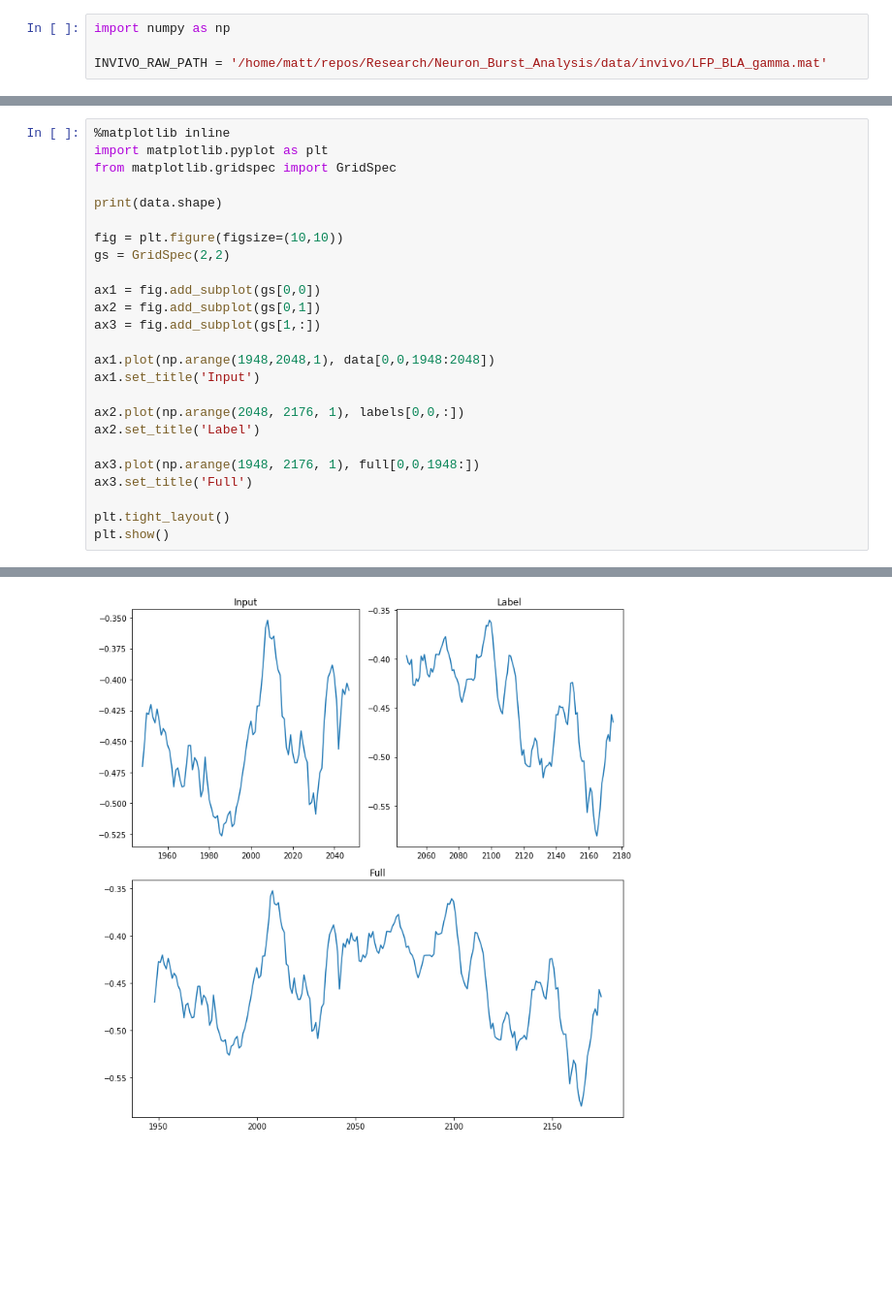
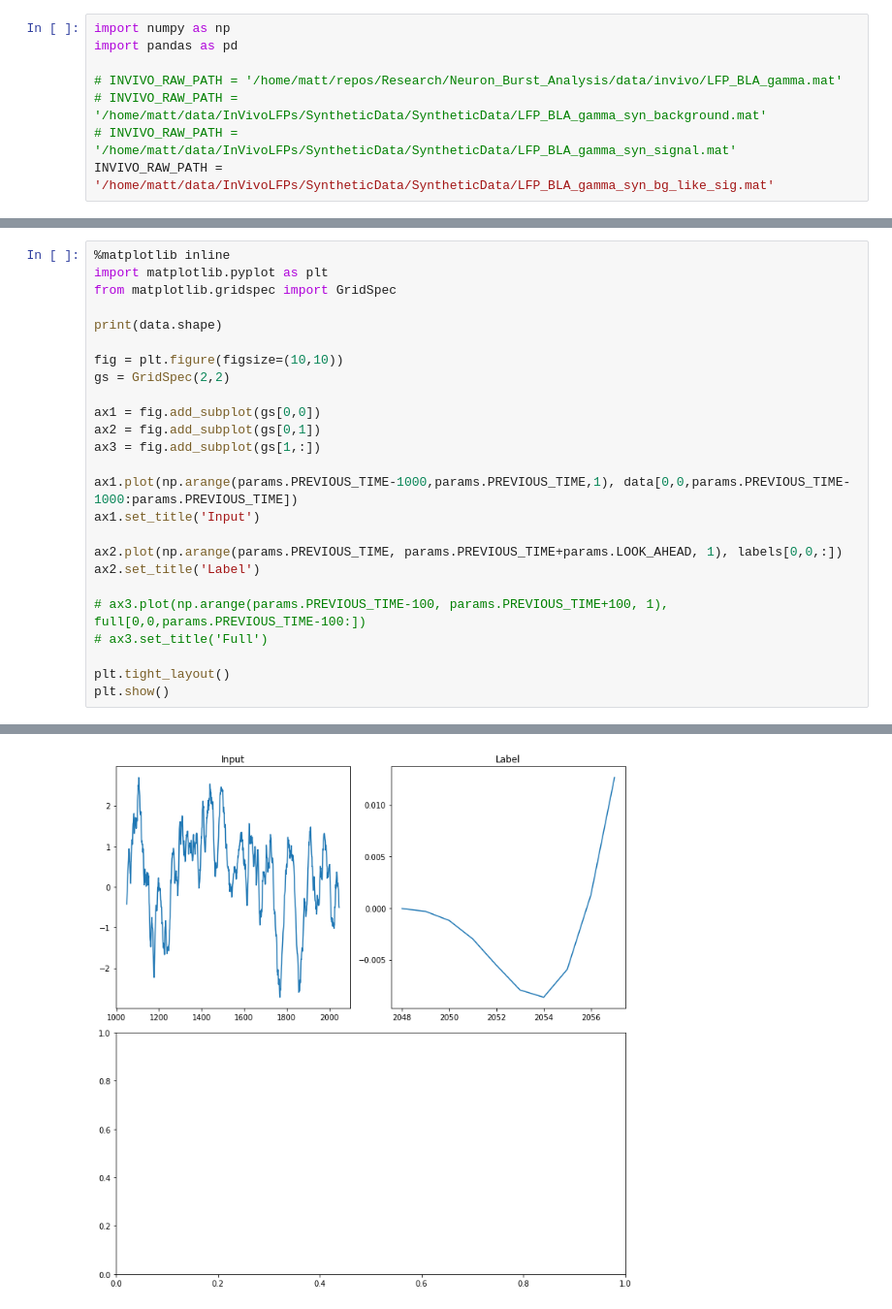
Before and after one commit to MJC598/Neuron_Burst_Analysis, a Jupyter notebook: causal_vs_noncausal_filtering.ipynb, the cells around one changed output, grey strips where cells are left out. Shown at 97% size. Cells and saved outputs as stored; diff of their text form; blank space fills up the shorter version.

```diff
--- a/causal_vs_noncausal_filtering.ipynb
+++ b/causal_vs_noncausal_filtering.ipynb
@@ -1,4 +1,8 @@
 # %%
 import numpy as np
+import pandas as pd
 
-INVIVO_RAW_PATH = '/home/matt/repos/Research/Neuron_Burst_Analysis/data/invivo/LFP_BLA_gamma.mat'
+# INVIVO_RAW_PATH = '/home/matt/repos/Research/Neuron_Burst_Analysis/data/invivo/LFP_BLA_gamma.mat'
+# INVIVO_RAW_PATH = '/home/matt/data/InVivoLFPs/SyntheticData/SyntheticData/LFP_BLA_gamma_syn_background.mat'
+# INVIVO_RAW_PATH = '/home/matt/data/InVivoLFPs/SyntheticData/SyntheticData/LFP_BLA_gamma_syn_signal.mat'
+INVIVO_RAW_PATH = '/home/matt/data/InVivoLFPs/SyntheticData/SyntheticData/LFP_BLA_gamma_syn_bg_like_sig.mat'
@@ -110,14 +207,14 @@ ax1 = fig.add_subplot(gs[0,0])
 ax2 = fig.add_subplot(gs[0,1])
 ax3 = fig.add_subplot(gs[1,:])
 
-ax1.plot(np.arange(1948,2048,1), data[0,0,1948:2048])
+ax1.plot(np.arange(params.PREVIOUS_TIME-1000,params.PREVIOUS_TIME,1), data[0,0,params.PREVIOUS_TIME-1000:params.PREVIOUS_TIME])
 ax1.set_title('Input')
 
-ax2.plot(np.arange(2048, 2176, 1), labels[0,0,:])
+ax2.plot(np.arange(params.PREVIOUS_TIME, params.PREVIOUS_TIME+params.LOOK_AHEAD, 1), labels[0,0,:])
 ax2.set_title('Label')
 
-ax3.plot(np.arange(1948, 2176, 1), full[0,0,1948:])
-ax3.set_title('Full')
+# ax3.plot(np.arange(params.PREVIOUS_TIME-100, params.PREVIOUS_TIME+100, 1), full[0,0,params.PREVIOUS_TIME-100:])
+# ax3.set_title('Full')
 
 plt.tight_layout()
 plt.show()
@@ -126,4 +223,4 @@ plt.show()
-[figure, old version]
+[figure, new version]
 # %%
 import torch
 from torch.utils.data import TensorDataset, DataLoader
```
Also changed, not shown: parts of 13 cells of this notebook, 3 other files.
